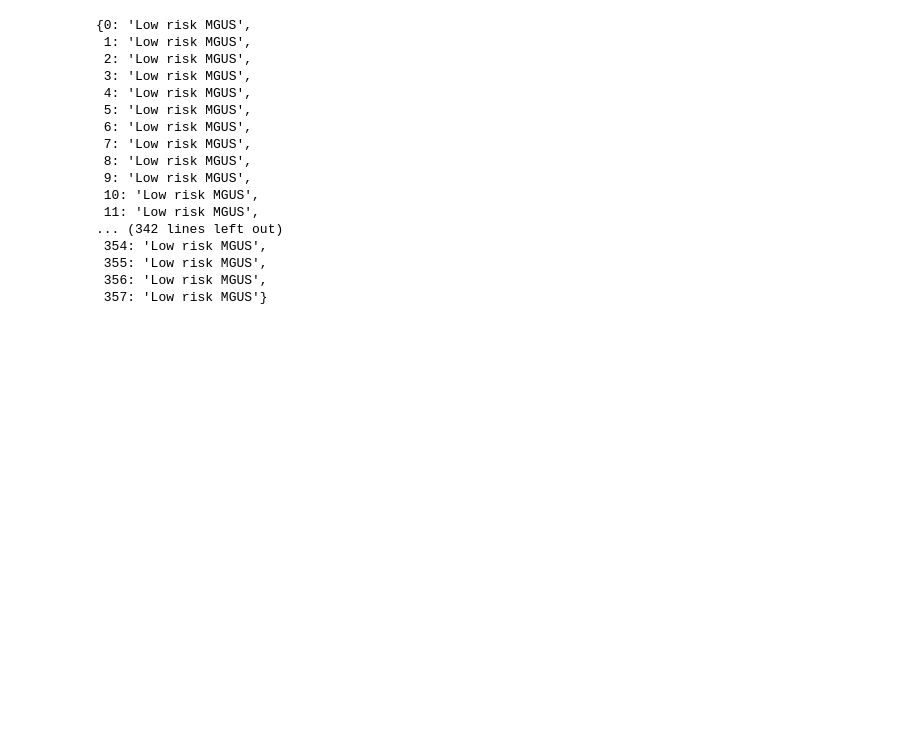
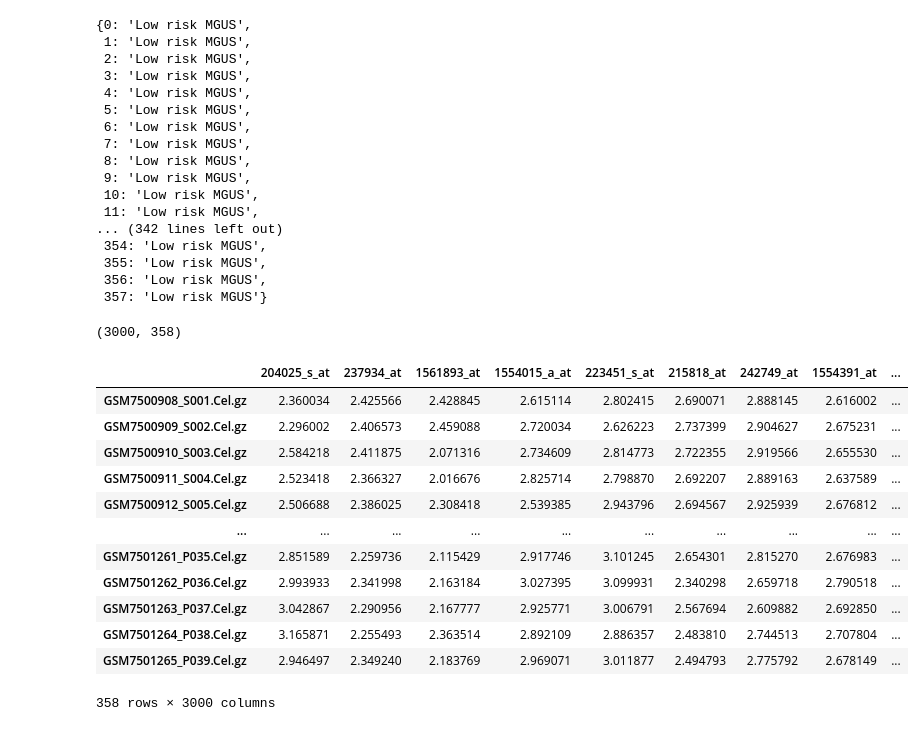
Before and after one commit to U-n-Own/computational-health-laboratory, a Jupyter notebook: data/data-understanding.ipynb, the cells around one changed output. Drawn from its saved outputs; the diff is of its cells as text; code cells hidden in the pictures; blank space fills up the shorter version.

```diff
--- a/data/data-understanding.ipynb
+++ b/data/data-understanding.ipynb
@@ -114,3 +128,23 @@ mgus_patients_risk
  355: 'Low risk MGUS',
  356: 'Low risk MGUS',
  357: 'Low risk MGUS'}
+# %%
+random_genes.shape
+# %% [output]
+(3000, 358)
+# %%
+random_genes.T
+# %% [output]
+|  | 204025_s_at | 237934_at | 1561893_at | 1554015_a_at | 223451_s_at | 215818_at | 242749_at | 1554391_at | ... |
+| GSM7500908_S001.Cel.gz | 2.360034 | 2.425566 | 2.428845 | 2.615114 | 2.802415 | 2.690071 | 2.888145 | 2.616002 | ... |
+| GSM7500909_S002.Cel.gz | 2.296002 | 2.406573 | 2.459088 | 2.720034 | 2.626223 | 2.737399 | 2.904627 | 2.675231 | ... |
+| GSM7500910_S003.Cel.gz | 2.584218 | 2.411875 | 2.071316 | 2.734609 | 2.814773 | 2.722355 | 2.919566 | 2.655530 | ... |
+| GSM7500911_S004.Cel.gz | 2.523418 | 2.366327 | 2.016676 | 2.825714 | 2.798870 | 2.692207 | 2.889163 | 2.637589 | ... |
+| GSM7500912_S005.Cel.gz | 2.506688 | 2.386025 | 2.308418 | 2.539385 | 2.943796 | 2.694567 | 2.925939 | 2.676812 | ... |
+| ... | ... | ... | ... | ... | ... | ... | ... | ... | ... |
+| GSM7501261_P035.Cel.gz | 2.851589 | 2.259736 | 2.115429 | 2.917746 | 3.101245 | 2.654301 | 2.815270 | 2.676983 | ... |
+| GSM7501262_P036.Cel.gz | 2.993933 | 2.341998 | 2.163184 | 3.027395 | 3.099931 | 2.340298 | 2.659718 | 2.790518 | ... |
+| GSM7501263_P037.Cel.gz | 3.042867 | 2.290956 | 2.167777 | 2.925771 | 3.006791 | 2.567694 | 2.609882 | 2.692850 | ... |
+| GSM7501264_P038.Cel.gz | 3.165871 | 2.255493 | 2.363514 | 2.892109 | 2.886357 | 2.483810 | 2.744513 | 2.707804 | ... |
+| GSM7501265_P039.Cel.gz | 2.946497 | 2.349240 | 2.183769 | 2.969071 | 3.011877 | 2.494793 | 2.775792 | 2.678149 | ... |
+358 rows × 3000 columns
```
Also changed, not shown: parts of 7 cells of this notebook, 2 other files.
